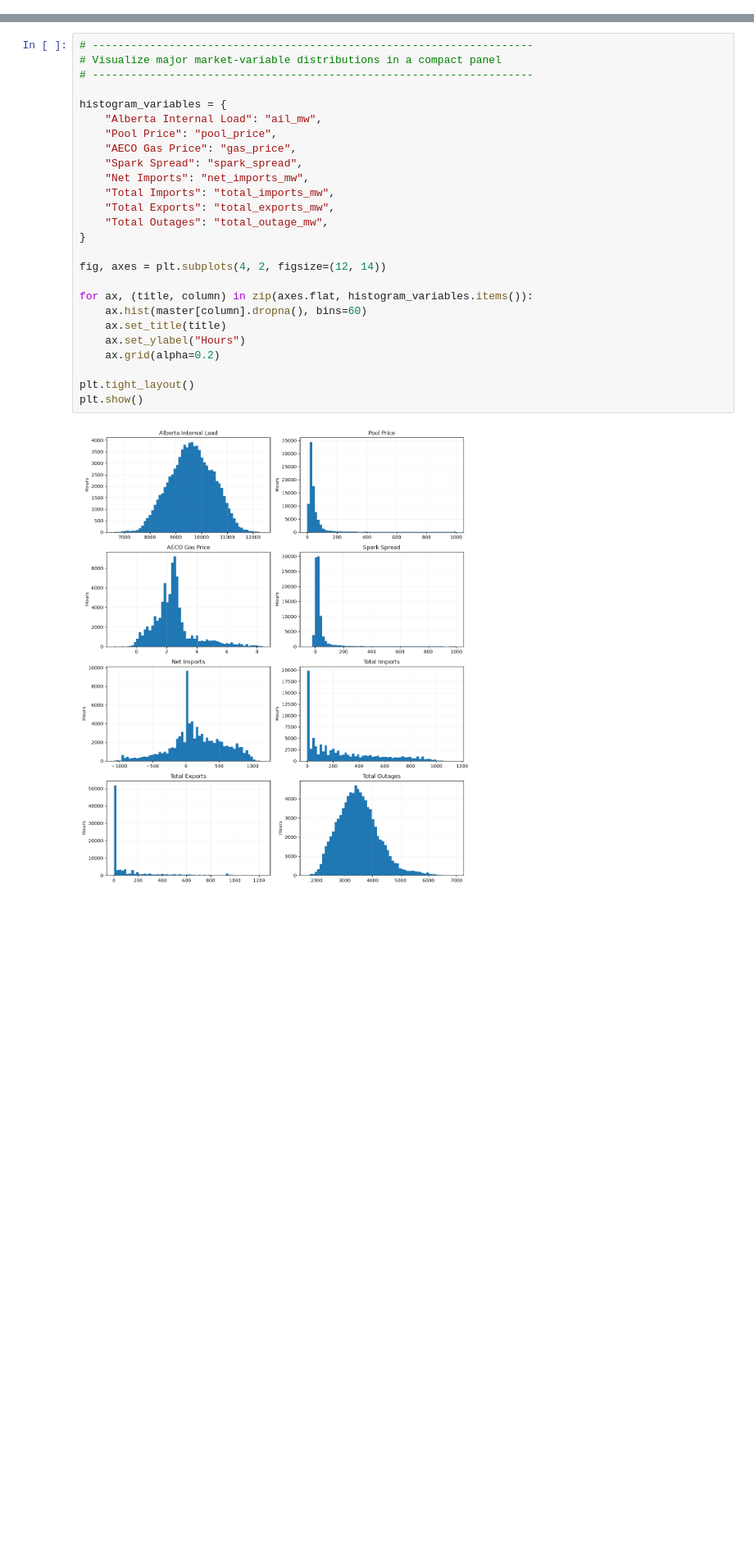
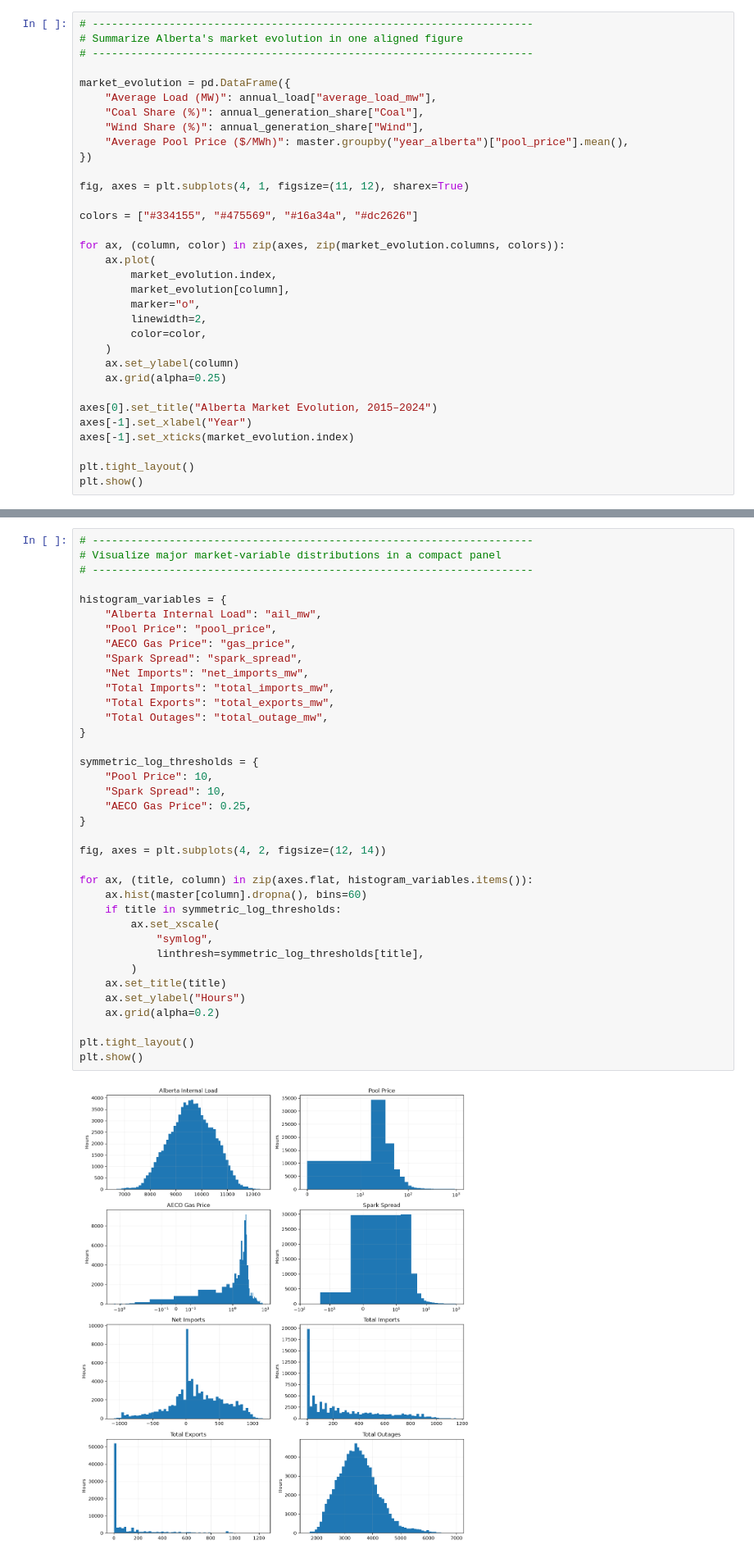
Before and after one commit to bhasein/alberta_power_markets_project, a Jupyter notebook: notebooks/01_Understanding_the_Alberta_Electricity_Market.ipynb, the cells around one changed output, grey strips where cells are left out. Shown at 82% size. Saved outputs shown, nothing was run; the diff lists cells and outputs as text; blank space fills up the shorter version.

Commit message:
Polish notebook 01 presentation and visuals

```diff
--- a/notebooks/01_Understanding_the_Alberta_Electricity_Market.ipynb
+++ b/notebooks/01_Understanding_the_Alberta_Electricity_Market.ipynb
@@ -1393,2 +1398,35 @@ display(
 | 6 | Average net imports | 50.30 | -211.42 | MW | -261.72 |
 | 7 | Net import energy | 440.67 | -1,855.61 | GWh | -2,296.28 |
+# %%
+# ---------------------------------------------------------------------
+# Summarize Alberta's market evolution in one aligned figure
+# ---------------------------------------------------------------------
+
+market_evolution = pd.DataFrame({
+    "Average Load (MW)": annual_load["average_load_mw"],
+    "Coal Share (%)": annual_generation_share["Coal"],
+    "Wind Share (%)": annual_generation_share["Wind"],
+    "Average Pool Price ($/MWh)": master.groupby("year_alberta")["pool_price"].mean(),
+})
+
+fig, axes = plt.subplots(4, 1, figsize=(11, 12), sharex=True)
+
+colors = ["#334155", "#475569", "#16a34a", "#dc2626"]
+
+for ax, (column, color) in zip(axes, zip(market_evolution.columns, colors)):
+    ax.plot(
+        market_evolution.index,
+        market_evolution[column],
+        marker="o",
+        linewidth=2,
+        color=color,
+    )
+    ax.set_ylabel(column)
+    ax.grid(alpha=0.25)
+
+axes[0].set_title("Alberta Market Evolution, 2015–2024")
+axes[-1].set_xlabel("Year")
+axes[-1].set_xticks(market_evolution.index)
+
+plt.tight_layout()
+plt.show()
@@ -1684,31 +1771,42 @@ These shapes support quantile, regime, and event-based analysis rather than reli
 # %%
 # ---------------------------------------------------------------------
 # Visualize major market-variable distributions in a compact panel
 # ---------------------------------------------------------------------
 
 histogram_variables = {
     "Alberta Internal Load": "ail_mw",
     "Pool Price": "pool_price",
     "AECO Gas Price": "gas_price",
     "Spark Spread": "spark_spread",
     "Net Imports": "net_imports_mw",
     "Total Imports": "total_imports_mw",
     "Total Exports": "total_exports_mw",
     "Total Outages": "total_outage_mw",
 }
 
+symmetric_log_thresholds = {
+    "Pool Price": 10,
+    "Spark Spread": 10,
+    "AECO Gas Price": 0.25,
+}
+
 fig, axes = plt.subplots(4, 2, figsize=(12, 14))
 
 for ax, (title, column) in zip(axes.flat, histogram_variables.items()):
     ax.hist(master[column].dropna(), bins=60)
+    if title in symmetric_log_thresholds:
+        ax.set_xscale(
+            "symlog",
+            linthresh=symmetric_log_thresholds[title],
+        )
     ax.set_title(title)
     ax.set_ylabel("Hours")
     ax.grid(alpha=0.2)
 
 plt.tight_layout()
 plt.show()
 # %% [output]
-[figure, old version]
+[figure, new version]
 # %% [markdown]
 #### Distribution Characteristics
 
```
Also changed, not shown: parts of 25 cells of this notebook.
